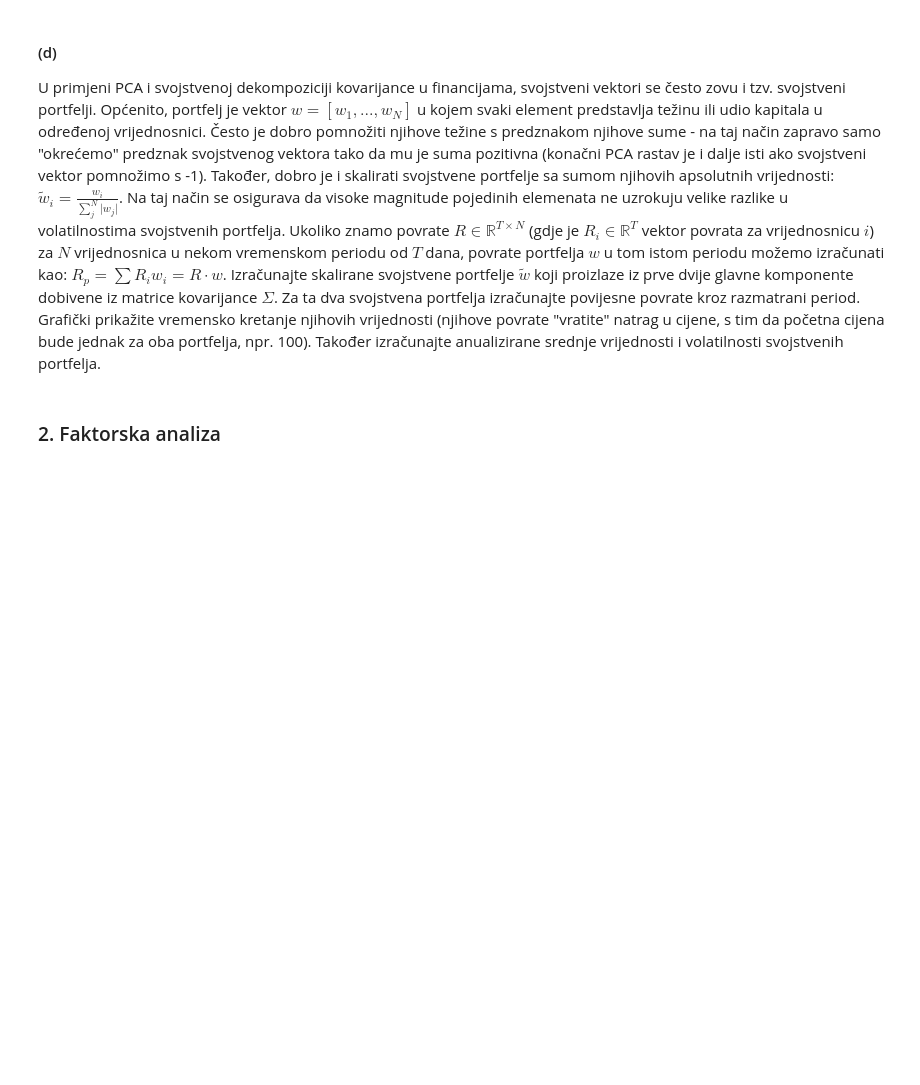
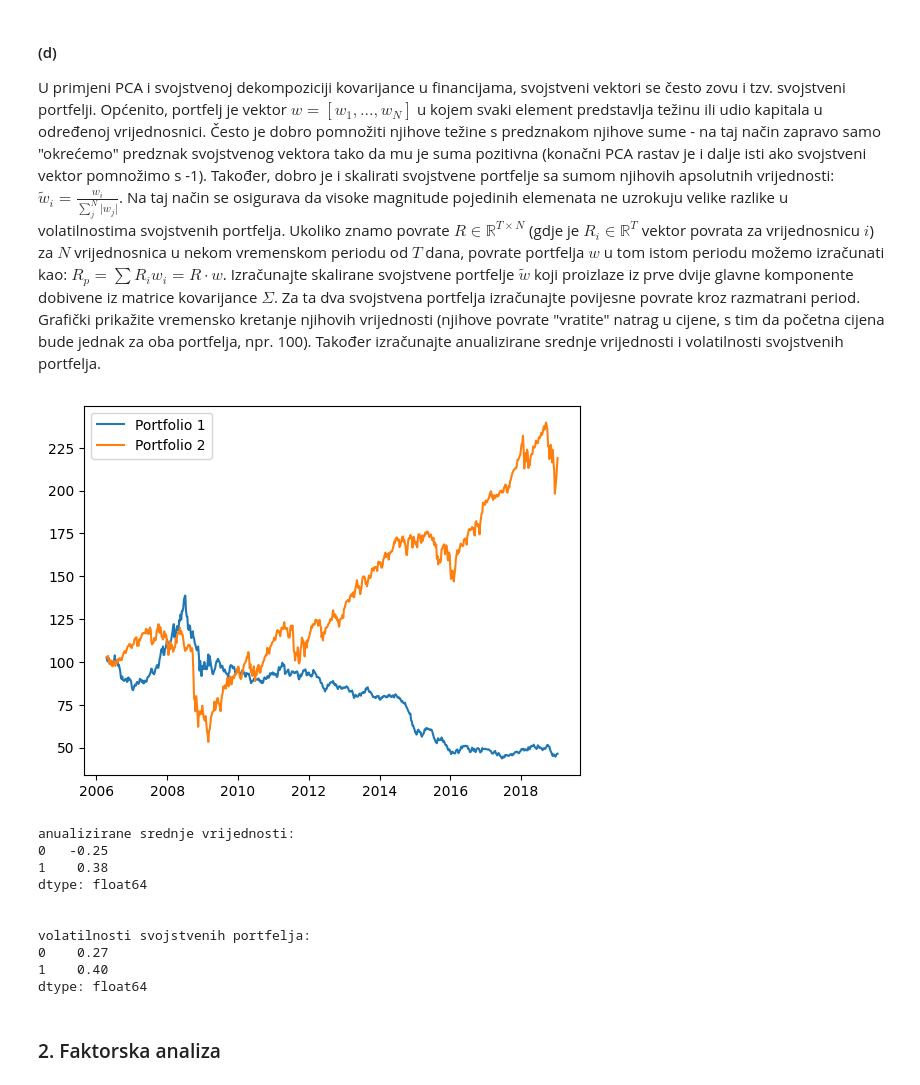
Before and after one commit to sskender/multivariate-data-analysis, a Jupyter notebook: 2023/lab2/SVEN_SKENDER_0036507654.ipynb, the cells around one changed output. Drawn from its saved outputs; the diff is of its cells as text; code cells hidden in the pictures; blank space fills up the shorter version.

```diff
--- a/2023/lab2/SVEN_SKENDER_0036507654.ipynb
+++ b/2023/lab2/SVEN_SKENDER_0036507654.ipynb
@@ -158,3 +205,48 @@ Izračunajte skalirane svojstvene portfelje $\tilde{w}$ koji proizlaze iz prve d
+# %%
+# Step 1: Compute the covariance matrix
+R = df
+Sigma = df.cov()
+
+# Step 2: Compute the eigenvectors and eigenvalues
+eigvals, eigvecs = np.linalg.eigh(Sigma)
+
+# Step 3: Select the first two eigenvectors
+W = eigvecs[:, -2:]
+
+# Step 4: Scale and flip the eigenvectors
+W_scaled = np.multiply(W, np.sign(np.sum(W, axis=0)))
+W_scaled /= np.sum(np.abs(W_scaled), axis=0)
+
+# Calculate portfolio returns
+Rp = R @ W_scaled
+
+# Calculate prices
+P = 100 * np.cumprod(1 + Rp, axis=0)
+
+# Plot prices
+plt.plot(P.iloc[:, 0], label='Portfolio 1')
+plt.plot(P.iloc[:, 1], label='Portfolio 2')
+plt.legend()
+plt.show()
+
+# Calculate annualized mean and volatility
+mean = np.mean(Rp, axis=0) * 252
+std = np.std(Rp, axis=0) * np.sqrt(252)
+
+print(f"\n\nanualizirane srednje vrijednosti:\n{mean.round(2)}")
+print(f"\n\nvolatilnosti svojstvenih portfelja:\n{std.round(2)}")
+# %% [output]
+[figure, added]
+anualizirane srednje vrijednosti:
+0   -0.25
+1    0.38
+dtype: float64
+
+
+volatilnosti svojstvenih portfelja:
+0    0.27
+1    0.40
+dtype: float64
 # %% [markdown]
 ### 2. Faktorska analiza
 # %% [markdown]
```
Also changed, not shown: parts of 15 cells of this notebook.
